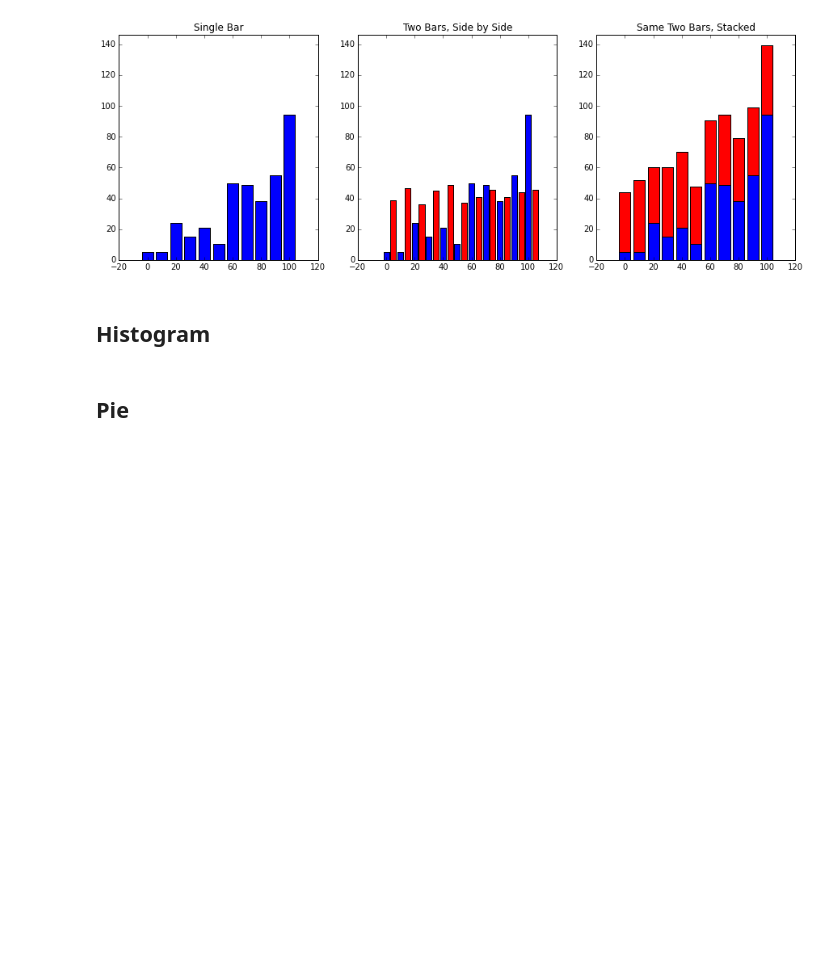
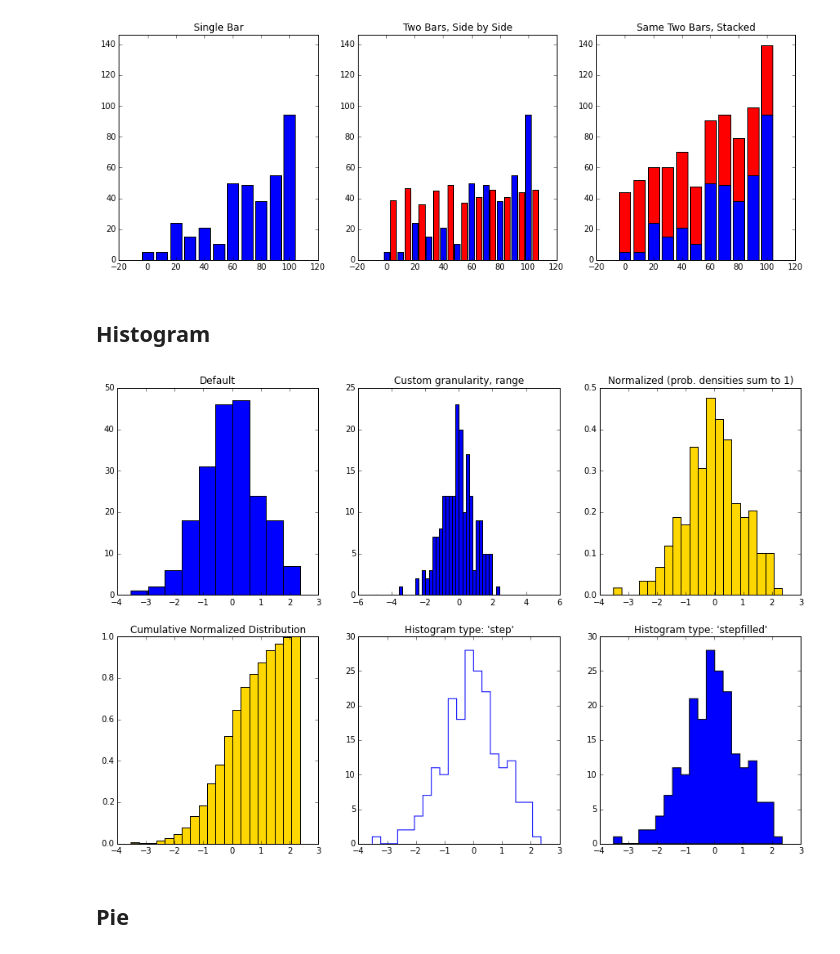
Before and after one commit to mmathioudakis/matplotlib_plot_examples, a Jupyter notebook: little_matplotlib_cookbook.ipynb, the cells around one changed output. Cells and saved outputs as stored; diff of their text form; code cells hidden in the pictures; blank space fills up the shorter version.

Commit message:
added histogram examples

```diff
--- a/little_matplotlib_cookbook.ipynb
+++ b/little_matplotlib_cookbook.ipynb
@@ -391,5 +391,32 @@ _tmp = ax[2].bar(x1, h2, width = 2*dw, bottom = h1, align = "center", color = "r
 [figure]
 # %% [markdown]
 ## Histogram
+# %%
+# data
+N = 200
+x = np.random.normal(0, 1, N)
+
+# plotting
+fig, ax = plt.subplots(2, 3, figsize = (15, 10))
+
+ax[0,0].set(title = "Default")
+_tmp = ax[0,0].hist(x)
+
+ax[0,1].set(title = "Custom granularity, range")
+_tmp = ax[0,1].hist(x, bins = 50, range = (-5, 5))
+
+ax[0,2].set(title = "Normalized (prob. densities sum to 1)")
+_tmp = ax[0,2].hist(x, bins = 20, normed = True, color = "gold")
+
+ax[1,0].set(title = "Cumulative Normalized Distribution", ylim = (0, 1))
+_tmp = ax[1,0].hist(x, bins = 20, normed = True, cumulative = True, color = "gold")
+
+ax[1,1].set(title = "Histogram type: 'step'")
+_tmp = ax[1,1].hist(x, bins = 20, histtype = "step")
+
+ax[1,2].set(title = "Histogram type: 'stepfilled'")
+_tmp = ax[1,2].hist(x, bins = 20, histtype = "stepfilled")
+# %% [output]
+[figure, added]
 # %% [markdown]
 ## Pie
```
Also changed, not shown: parts of 1 cell of this notebook.
